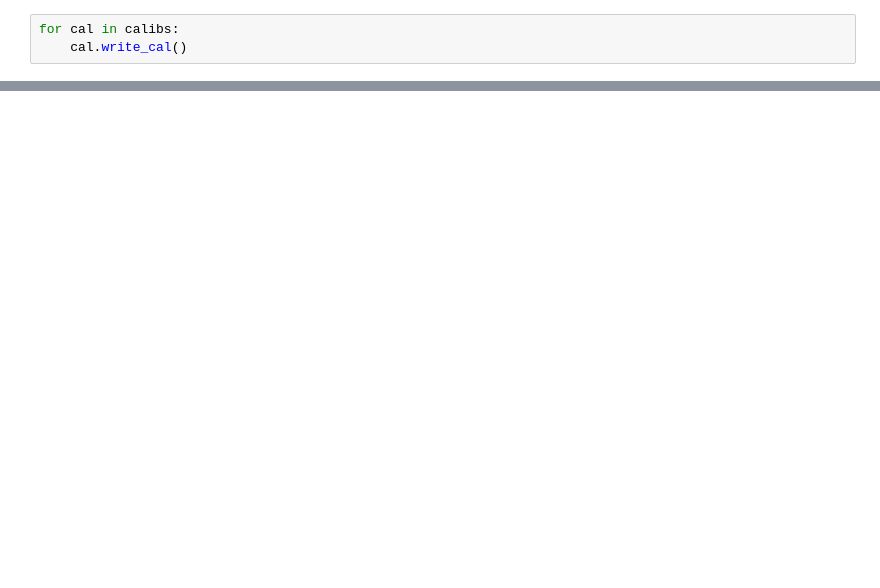
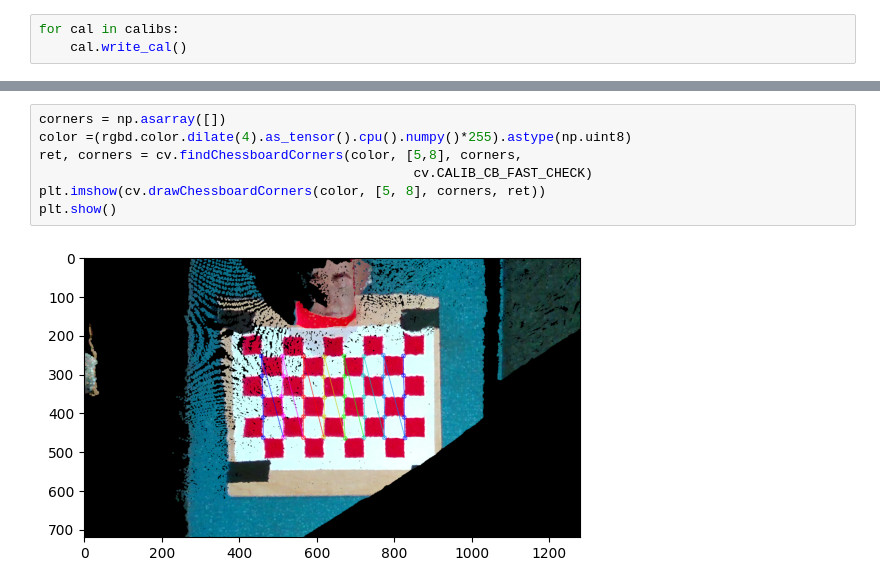
Before and after one commit to Image-X-Institute/SpyGRT, a Jupyter notebook: Dev_test/DualCamera_Testing.ipynb, the cells around one changed output, grey strips where cells are left out. Cells and saved outputs as stored; diff of their text form; blank space fills up the shorter version.

```diff
--- a/Dev_test/DualCamera_Testing.ipynb
+++ b/Dev_test/DualCamera_Testing.ipynb
@@ -78,0 +107,9 @@ pcd = d.compute_pcd()
+# %%
+corners = np.asarray([])
+color =(rgbd.color.dilate(4).as_tensor().cpu().numpy()*255).astype(np.uint8)
+ret, corners = cv.findChessboardCorners(color, [5,8], corners,
+                                                cv.CALIB_CB_FAST_CHECK)
+plt.imshow(cv.drawChessboardCorners(color, [5, 8], corners, ret))
+plt.show()
+# %% [output]
+[figure, added]
```
Also changed, not shown: parts of 24 cells of this notebook, 4 other files.
